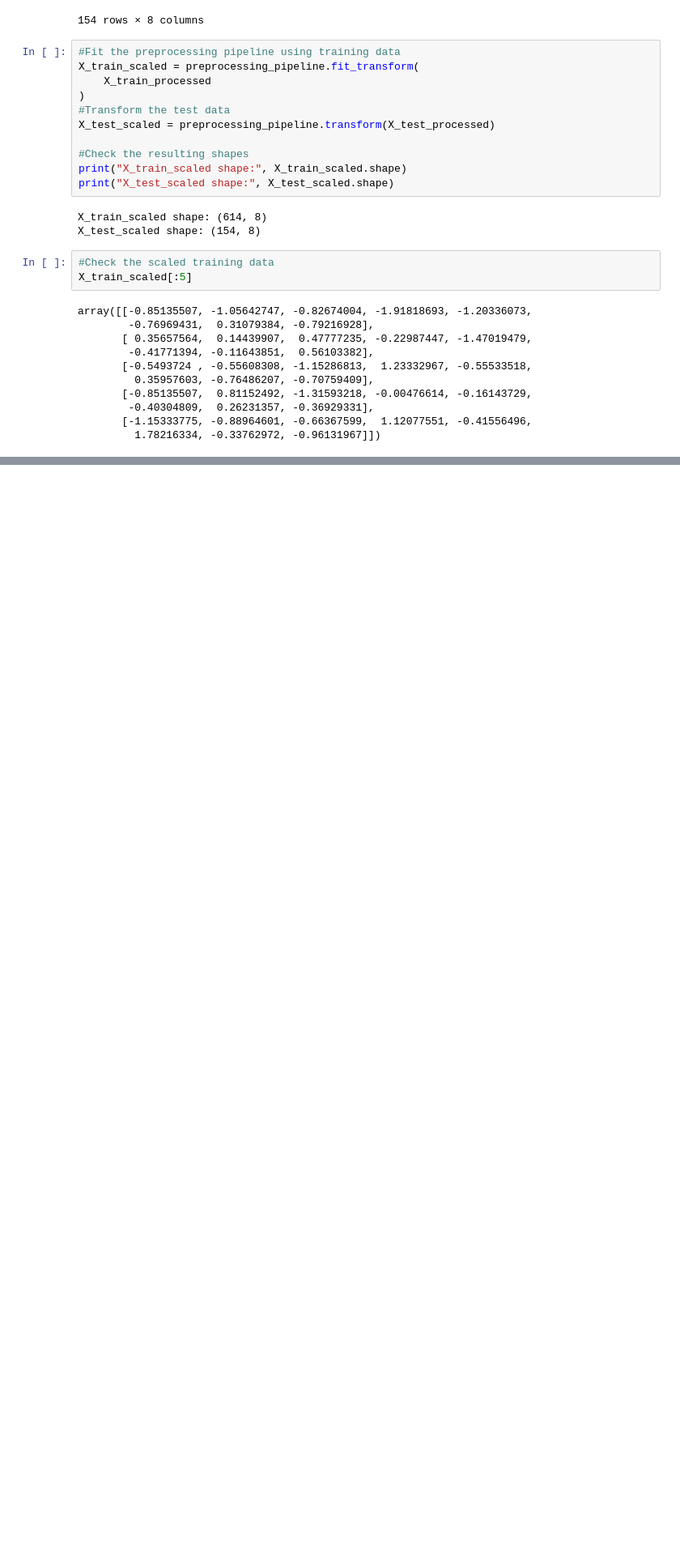
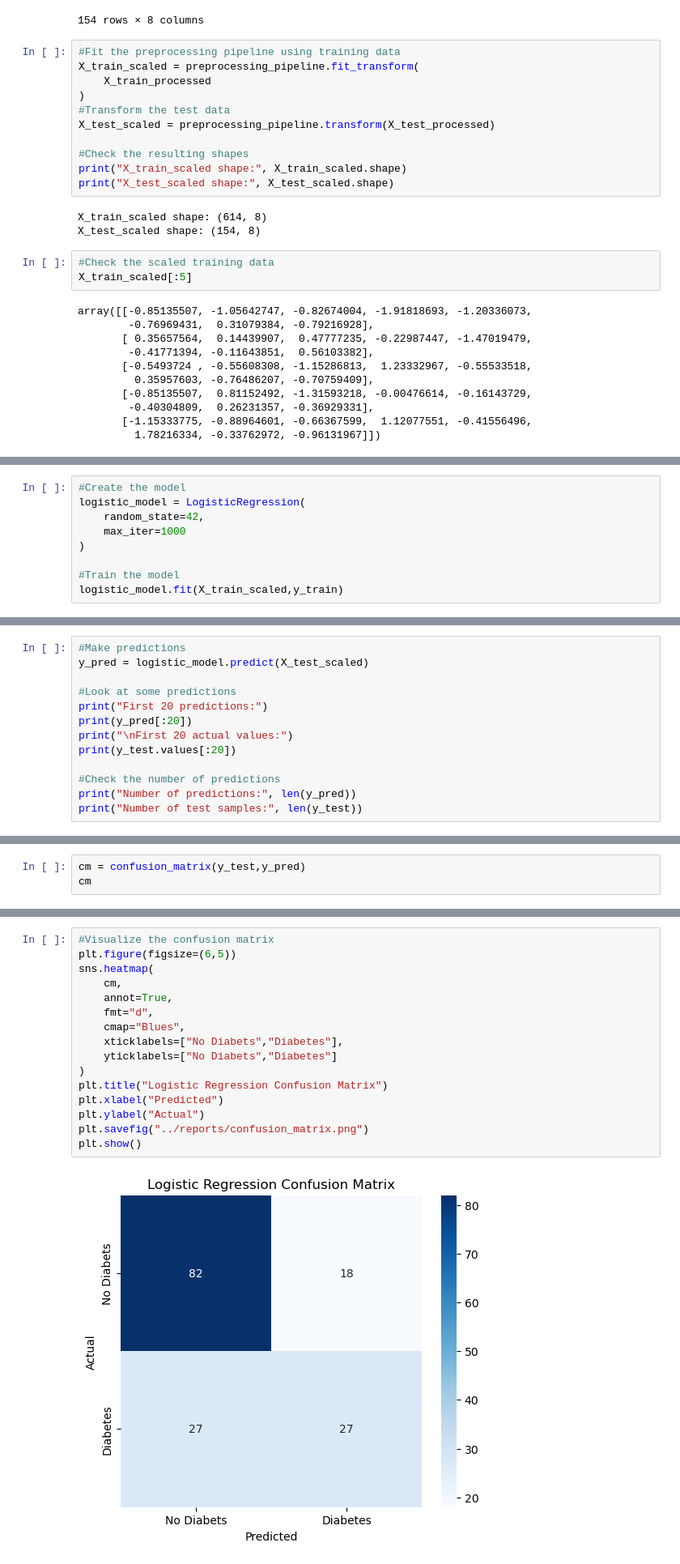
Before and after one commit to kindy10/DiabetesPrediction, a Jupyter notebook: notebooks/diabetes_prediction.ipynb, the cells around one changed output, grey strips where cells are left out. Shown at 81% size. Saved outputs shown, nothing was run; the diff lists cells and outputs as text; blank space fills up the shorter version.

Commit message:
Evaluate logistic regression classifier

```diff
--- a/notebooks/diabetes_prediction.ipynb
+++ b/notebooks/diabetes_prediction.ipynb
@@ -342,0 +346,9 @@ array([[-0.85135507, -1.05642747, -0.82674004, -1.91818693, -1.20336073,
+# %%
+#Create the model
+logistic_model = LogisticRegression(
+    random_state=42,
+    max_iter=1000
+)
+
+#Train the model
+logistic_model.fit(X_train_scaled,y_train)
@@ -342,0 +357,13 @@ array([[-0.85135507, -1.05642747, -0.82674004, -1.91818693, -1.20336073,
+# %%
+#Make predictions
+y_pred = logistic_model.predict(X_test_scaled)
+
+#Look at some predictions
+print("First 20 predictions:")
+print(y_pred[:20])
+print("\nFirst 20 actual values:")
+print(y_test.values[:20])
+
+#Check the number of predictions
+print("Number of predictions:", len(y_pred))
+print("Number of test samples:", len(y_test))
@@ -342,0 +414,3 @@ array([[-0.85135507, -1.05642747, -0.82674004, -1.91818693, -1.20336073,
+# %%
+cm = confusion_matrix(y_test,y_pred)
+cm
@@ -342,0 +420,18 @@ array([[-0.85135507, -1.05642747, -0.82674004, -1.91818693, -1.20336073,
+# %%
+#Visualize the confusion matrix
+plt.figure(figsize=(6,5))
+sns.heatmap(
+    cm,
+    annot=True,
+    fmt="d",
+    cmap="Blues",
+    xticklabels=["No Diabets","Diabetes"],
+    yticklabels=["No Diabets","Diabetes"]
+)
+plt.title("Logistic Regression Confusion Matrix")
+plt.xlabel("Predicted")
+plt.ylabel("Actual")
+plt.savefig("../reports/confusion_matrix.png")
+plt.show()
+# %% [output]
+[figure, added]
```
Also changed, not shown: parts of 9 cells of this notebook, 1 other file.
